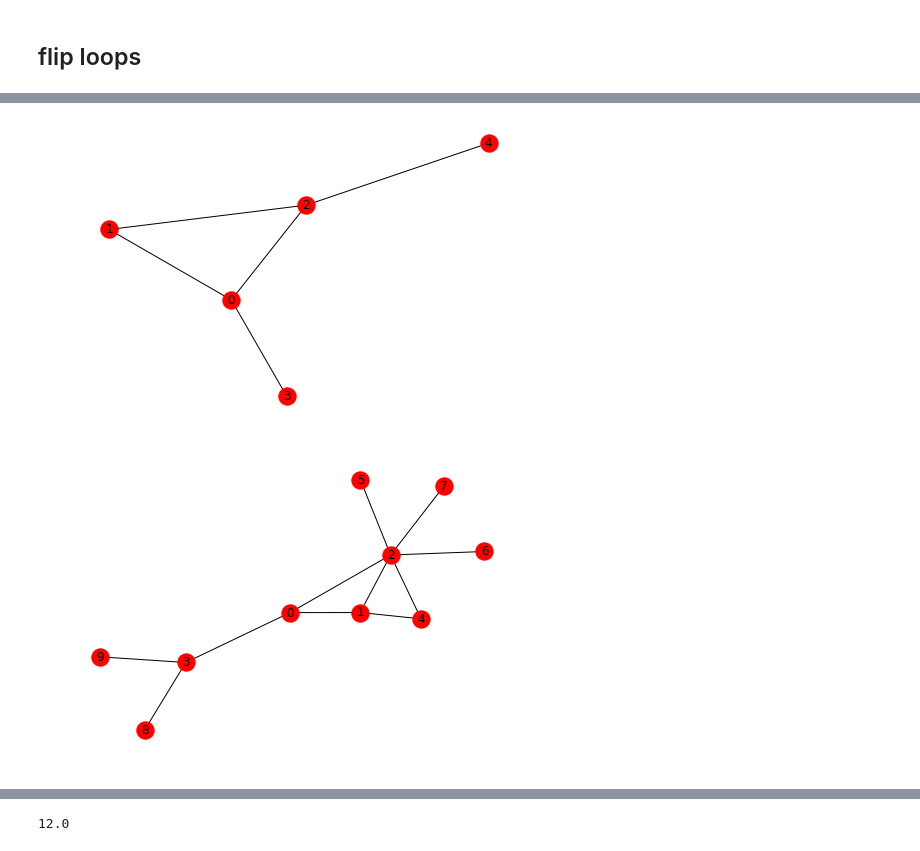
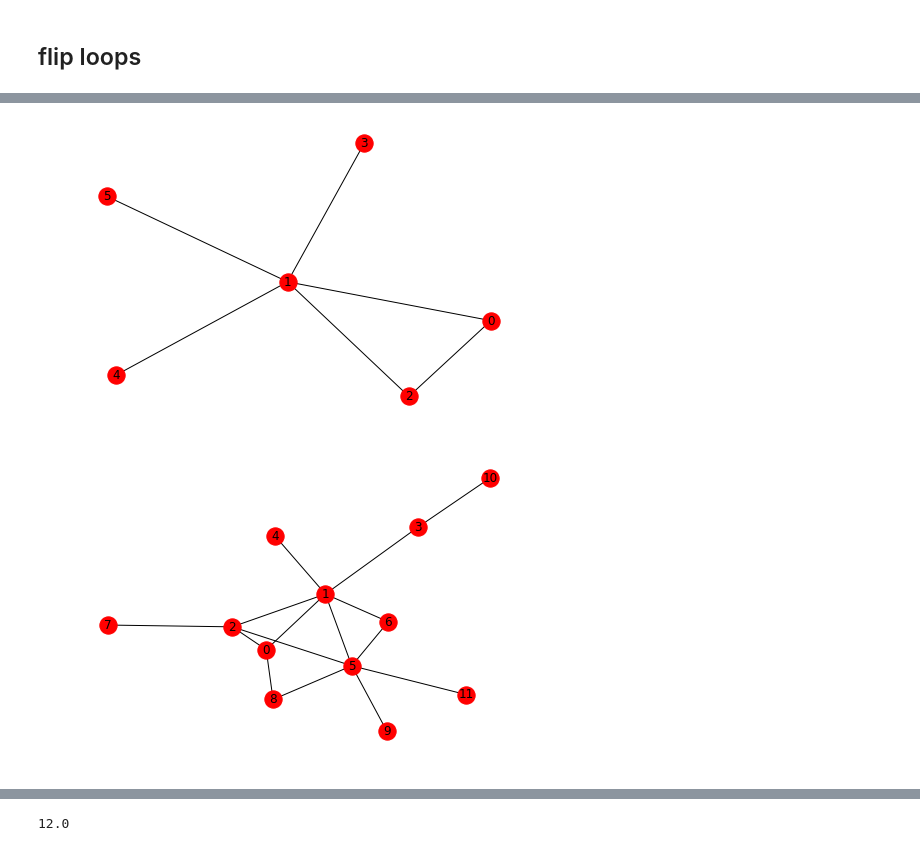
Before and after one commit to ta-rekt/motif-discovery, a Jupyter notebook: src/testing.ipynb, the cells around one changed output, grey strips where cells are left out. Saved outputs shown, nothing was run; the diff lists cells and outputs as text; code cells hidden in the pictures.

```diff
--- a/src/testing.ipynb
+++ b/src/testing.ipynb
@@ -262,21 +392,24 @@ nx.draw(G, with_labels=True)
 # %%
 # H = parseStringToGraph('[[1,2], [2,3], [3,4], [3,5], [4,2], [4,5], [5,0]]')
 # G = parseStringToGraph('[[1,2], [2,3], [3,4], [3,5], [4,2], [4,5], [5,0]]')
-m = 6 #3, 4
-gSize = 10
-hSize = 5
+m = 3  #3, 4
+gSize = 12
+hSize = 6
 
 H = nx.scale_free_graph(hSize, seed=m)
 H = nx.to_undirected(H)
 J = nx.Graph()
 stringH = graphToString(H)
 J = parseStringToGraph(stringH)
+J.remove_edges_from(J.selfloop_edges())
 
 G = nx.scale_free_graph(gSize, seed=m)
 G = nx.to_undirected(G)
 K = nx.Graph()
 stringG = graphToString(G)
 K = parseStringToGraph(stringG)
+K.remove_edges_from(K.selfloop_edges())
+K.remove_node(10)
 
 print('regular:', fnr.findSubgraphInstances(J, K, True))
 # %% [output]
@@ -284,7 +418,9 @@ regular: 3
 # %%
-
 G = nx.scale_free_graph(gSize, seed=m)
 G = nx.to_undirected(G)
+
+H = nx.scale_free_graph(hSize, seed=m)
+H = nx.to_undirected(H)
 
 stringG = graphToString(G)
 stringH = graphToString(H)
@@ -298,13 +442,14 @@ hencealoft_flipped(stringH, stringG)
 # %%
-nx.draw(J, with_labels=True)
+nx.draw(H, with_labels=True)
 # %% [output]
-[figure, old version]
+[figure, new version]
 # %%
 G = nx.scale_free_graph(gSize, seed=m)
 G = nx.to_undirected(G)
 K = nx.Graph()
 stringG = graphToString(G)
 K = parseStringToGraph(stringG)
+
 nx.draw(K, with_labels=True)
 # %% [output]
-[figure, old version]
+[figure, new version]
```
Also changed, not shown: parts of 13 cells of this notebook, 1 other file.
